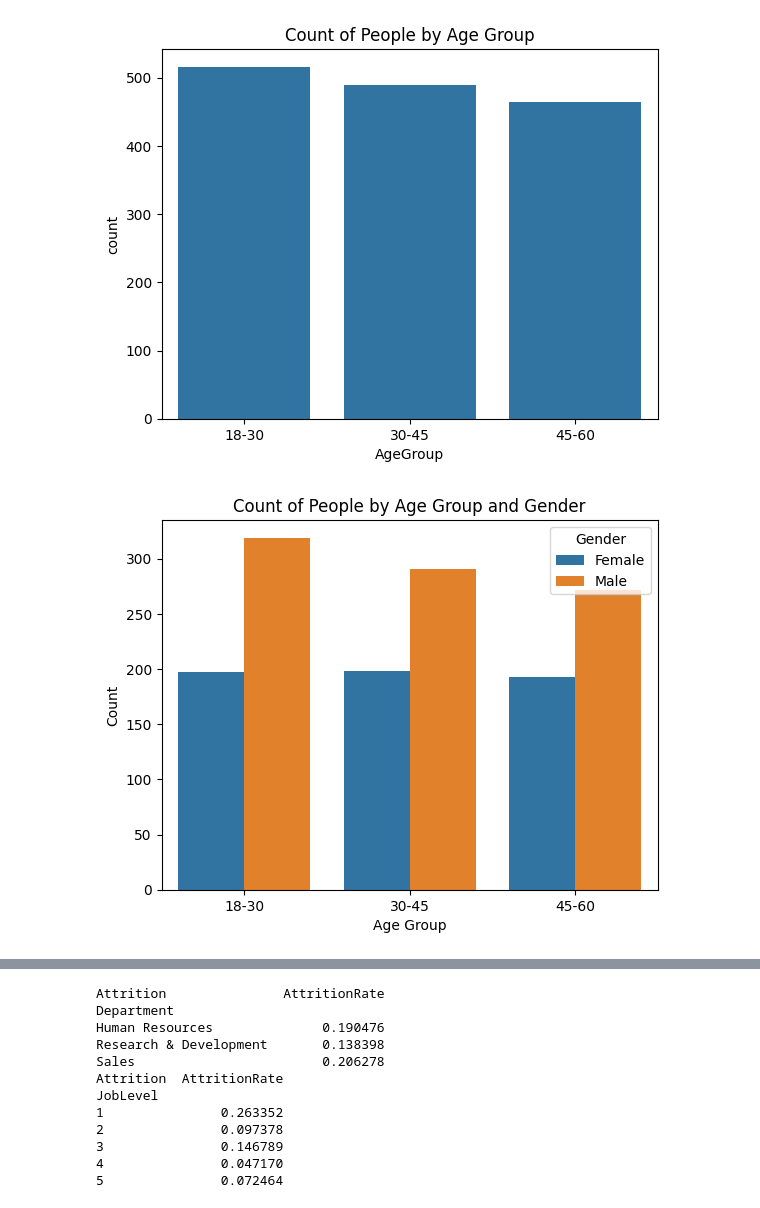
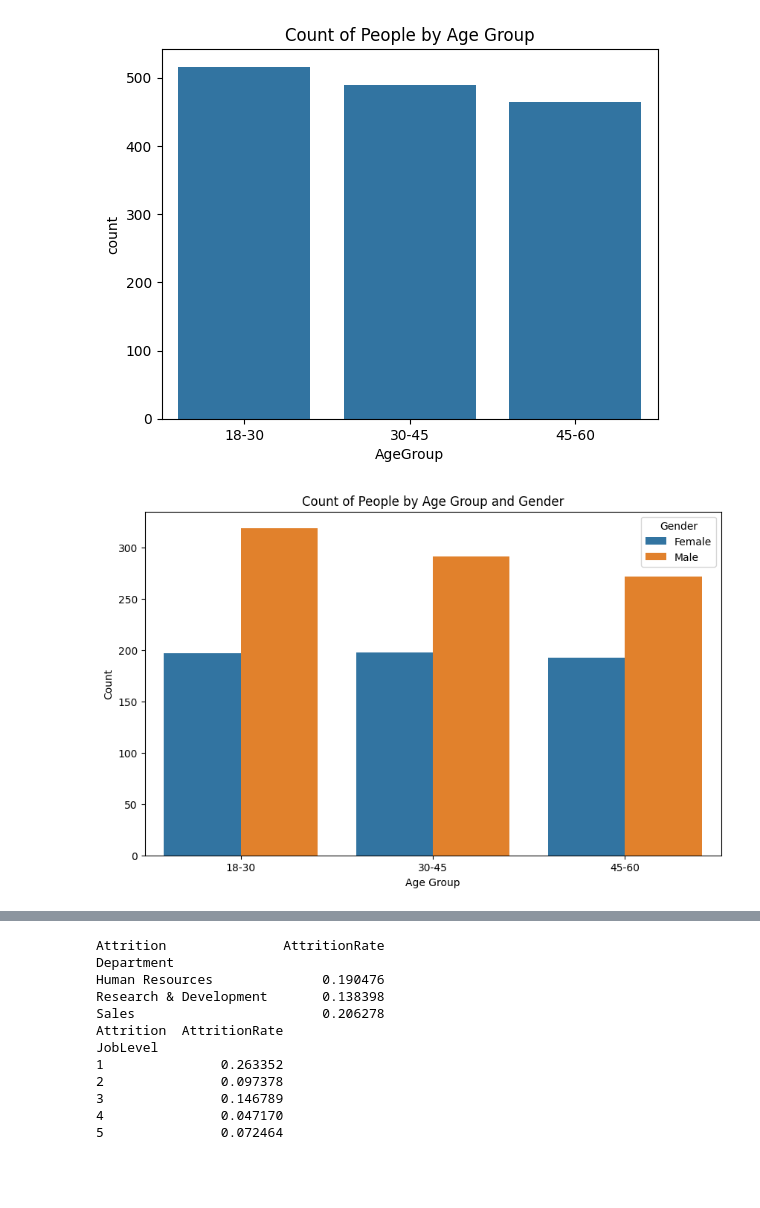
Before and after one commit to melo4yxa77796/EmployeeProductivityAnalysis, a Jupyter notebook: atrrition.ipynb, the cells around one changed output, grey strips where cells are left out. Cells and saved outputs as stored; diff of their text form; code cells hidden in the pictures; blank space fills up the shorter version.

```diff
--- a/atrrition.ipynb
+++ b/atrrition.ipynb
@@ -113,0 +147,12 @@ no negative values found in numeric columns.
+# %%
+import pandas as pd
+import seaborn as sns
+import matplotlib.pyplot as plt
+
+df = pd.read_csv('WA_Fn-UseC_-HR-Employee-Attrition.csv')
+
+
+grouped = df.groupby('Department')['Attrition'].value_counts(normalize=True).unstack().fillna(0)
+grouped['AttritionRate'] = grouped['Yes'] * 100  # <-- ТОЛЬКО ОДИН РАЗ умножаем
+
+plot_data = grouped.reset_index()
@@ -325,14 +392,17 @@ plt.show()
 # %% [output]
 [figure]
 # %%
-import seaborn as sns
-import matplotlib.pyplot as plt
+
+plt.figure(figsize=(10,6))
 sns.countplot(data=df, x='AgeGroup', hue='Gender')
 plt.title('Count of People by Age Group and Gender')
 plt.xlabel('Age Group')
 plt.ylabel('Count')
 plt.legend(title='Gender')
+plt.savefig("count by age and gender.png", dpi=300, bbox_inches='tight')
+
+
 plt.show()
 # %% [output]
-[figure, old version]
+[figure, new version]
 # %%
```
Also changed, not shown: parts of 16 cells of this notebook, 13 other files.
